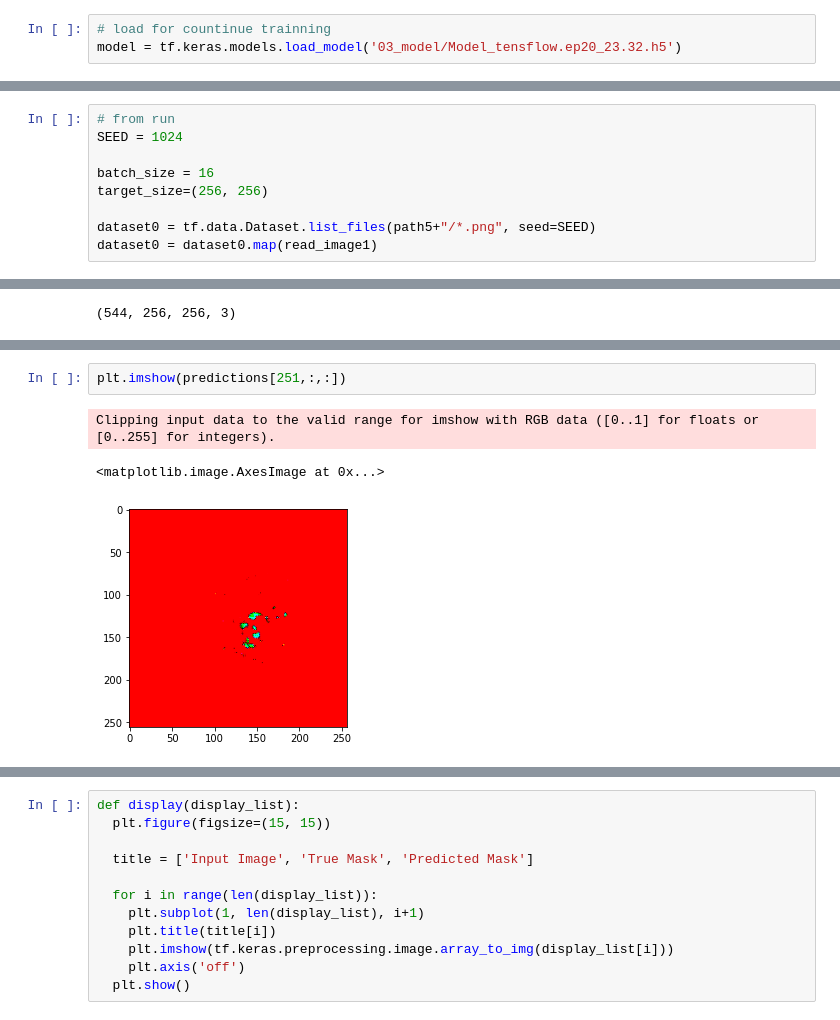
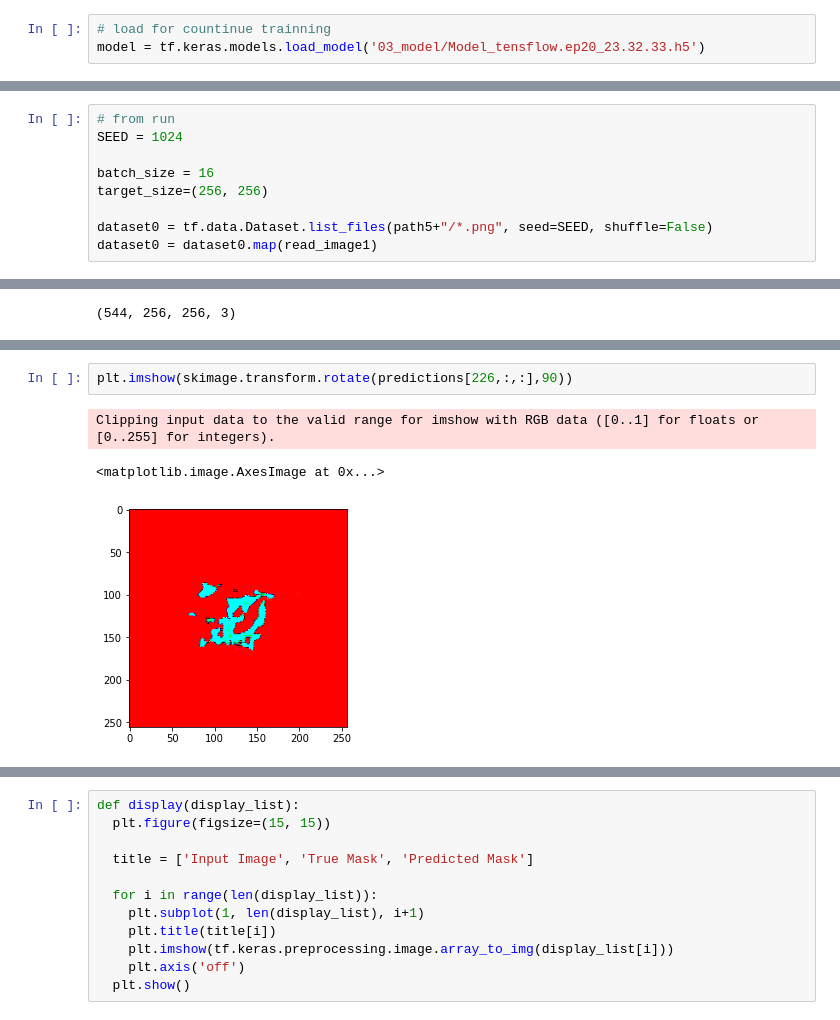
Before and after one commit to siminpan/MOSJ-3DCT, a Jupyter notebook: python/05_predict.tensorflow.ipynb, the cells around one changed output, grey strips where cells are left out. Saved outputs shown, nothing was run; the diff lists cells and outputs as text.

```diff
--- a/python/05_predict.tensorflow.ipynb
+++ b/python/05_predict.tensorflow.ipynb
@@ -21,7 +23,7 @@ import keras
 os.chdir('C:/Users/span/Documents/CNN/')
 # %%
 # load for countinue trainning
-model = tf.keras.models.load_model('03_model/Model_tensflow.ep20_23.32.h5')
+model = tf.keras.models.load_model('03_model/Model_tensflow.ep20_23.32.33.h5')
 # %%
 number3 = 33
 subfolder3 = str(number3) + "_prepro"
@@ -40,7 +42,7 @@ SEED = 1024
 batch_size = 16
 target_size=(256, 256)
 
-dataset0 = tf.data.Dataset.list_files(path5+"/*.png", seed=SEED)
+dataset0 = tf.data.Dataset.list_files(path5+"/*.png", seed=SEED, shuffle=False)
 dataset0 = dataset0.map(read_image1)
 # %%
 @tf.function
@@ -72,6 +102,6 @@ predictions.shape
 # %%
-plt.imshow(predictions[251,:,:])
+plt.imshow(skimage.transform.rotate(predictions[226,:,:],90))
 # %% [output]
 Clipping input data to the valid range for imshow with RGB data ([0..1] for floats or [0..255] for integers).
 <matplotlib.image.AxesImage at 0x...>
-[figure, old version]
+[figure, new version]
```
Also changed, not shown: parts of 7 cells of this notebook, 2 other files.
